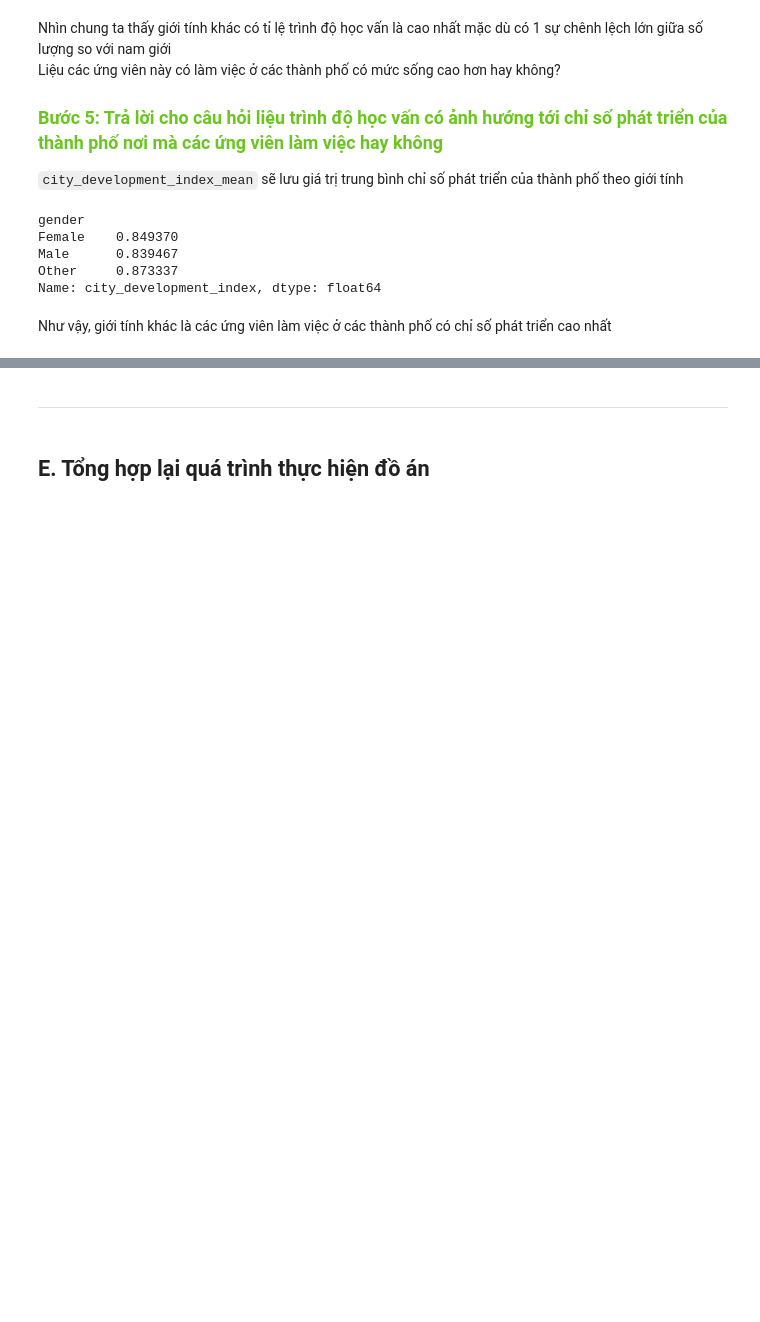
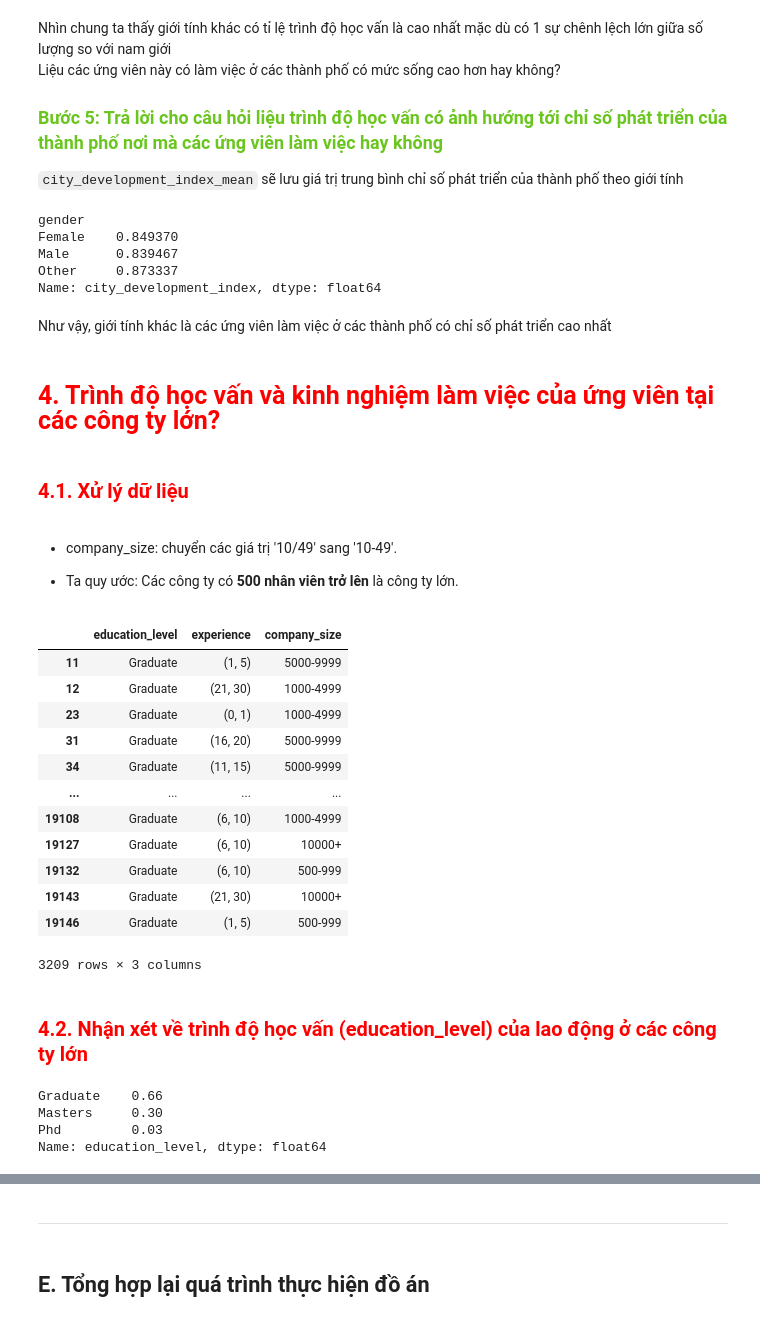
Before and after one commit to tuandat-github/P4DS-FInal-Project, a Jupyter notebook: Final Project P4DS.ipynb, the cells around one changed output, grey strips where cells are left out. Saved outputs shown, nothing was run; the diff lists cells and outputs as text; code cells hidden in the pictures; blank space fills up the shorter version.

```diff
--- a/Final Project P4DS.ipynb
+++ b/Final Project P4DS.ipynb
@@ -524,3 +540,41 @@ Other     0.873337
 Name: city_development_index, dtype: float64
 # %% [markdown]
 Như vậy, giới tính khác là các ứng viên làm việc ở các thành phố có chỉ số phát triển cao nhất
+# %% [markdown]
+<h3 style='color:red; font-size:25px'> 4. Trình độ học vấn và kinh nghiệm làm việc của ứng viên tại các công ty lớn?
+# %% [markdown]
+<h3 style='color:red; font-size:20px'> 4.1. Xử lý dữ liệu
+# %% [markdown]
+- company_size: chuyển các giá trị '10/49' sang '10-49'.
+
+- Ta quy ước:  Các công ty có **500 nhân viên trở lên** là công ty lớn.
+# %%
+new_df = df
+new_df['company_size'].replace('10/49', '10-49', inplace=True)
+big_com = ['500-999', '1000-4999', '5000-9999', '10000+']
+
+temp = new_df[new_df['company_size'].isin(big_com)][['education_level', 'experience', 'company_size']]
+temp
+# %% [output]
+|  | education_level | experience | company_size |
+| 11 | Graduate | (1, 5) | 5000-9999 |
+| 12 | Graduate | (21, 30) | 1000-4999 |
+| 23 | Graduate | (0, 1) | 1000-4999 |
+| 31 | Graduate | (16, 20) | 5000-9999 |
+| 34 | Graduate | (11, 15) | 5000-9999 |
+| ... | ... | ... | ... |
+| 19108 | Graduate | (6, 10) | 1000-4999 |
+| 19127 | Graduate | (6, 10) | 10000+ |
+| 19132 | Graduate | (6, 10) | 500-999 |
+| 19143 | Graduate | (21, 30) | 10000+ |
+| 19146 | Graduate | (1, 5) | 500-999 |
+3209 rows × 3 columns
+# %% [markdown]
+<h3 style='color:red; font-size:20px'> 4.2. Nhận xét về trình độ học vấn (education_level) của lao động ở các công ty lớn
+# %%
+temp['education_level'].value_counts(normalize=True).round(2)
+# %% [output]
+Graduate    0.66
+Masters     0.30
+Phd         0.03
+Name: education_level, dtype: float64
```
Also changed, not shown: parts of 48 cells of this notebook.
